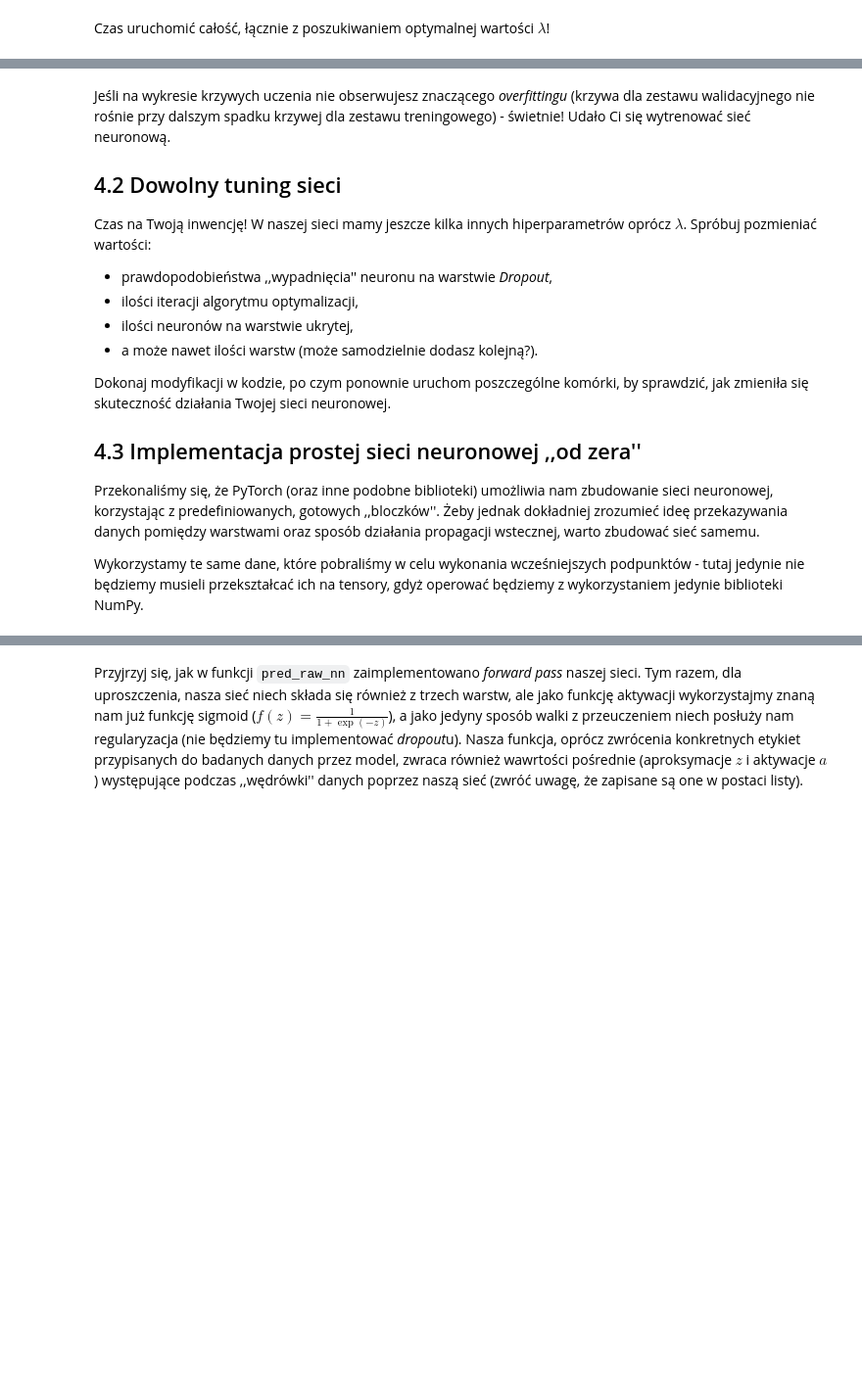
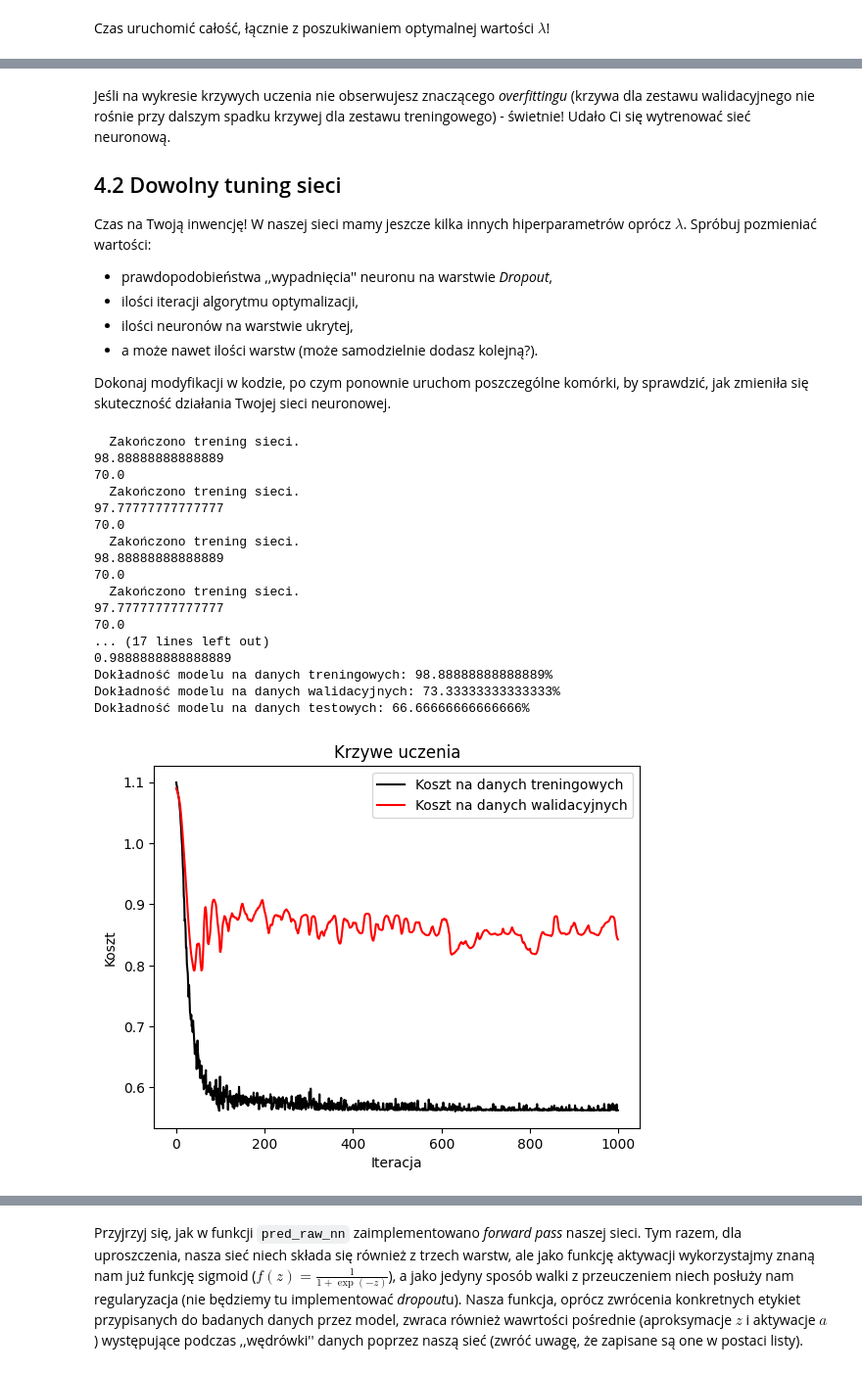
Before and after one commit to jpkrajewski/Deep-Learning, a Jupyter notebook: Lab_02_Budowa_sieci_neuronowych.ipynb, the cells around one changed output, grey strips where cells are left out. Shown at 98% size. Cells and saved outputs as stored; diff of their text form; code cells hidden in the pictures; blank space fills up the shorter version.

```diff
--- a/Lab_02_Budowa_sieci_neuronowych.ipynb
+++ b/Lab_02_Budowa_sieci_neuronowych.ipynb
@@ -384,24 +417,23 @@ def choose_lambda(Xtrain, ytrain, Xval, yval, num_classes):
     for lambdA in lambdas:
         # 1. Wykonaj trening sieci neuronowej z wartością lambda z tej iteracji
         # (z wykorzystaniem train_nn, tak, by nie wyświetlały się stałe uczenia)
-        nn = 0
+        nn = train_nn(
+            Xtrain, ytrain, Xval, yval, num_classes, lambdA
+        )
         # 2. Forward pass - oblicz predykcje sieci dla danych treningowych (z wykorzystaniem pred_nn)
-        pred_train = 0
-        # 3. Odwróć one-hot-endocing etykiet treningowych (do obliczenia dokładności)
-        ytrain_original = 0
-        # 4. Oblicz dokładność sieci na danych treningowych (tj. średnia ilość decyzji dobrze podjętych przez sieć)
-        accuracy_train = 0
-        # 5. Dodaj obliczoną chwilę temu wartość dokładności do listy accuracies_train (metodą .append() )
+        pred_train = pred_nn(Xtrain, nn)
+        accuracies_train.append(get_accuracy(pred_train, ytrain))
 
-        # Powtórz kroki 1-5 dla danych walidacyjnych
-
+        pred_val = pred_nn(Xval, nn)
+        accuracies_val.append(get_accuracy(pred_val, yval))
 
 
 
 
     # Wybierz optymalną wartość lambda - tę, przy której mamy najwyższą dokładność
     # na zestawie walidacyjnym (podpowiedź: wykorzystaj metodę np.argmax)
-    optimal_lambda =0
+    best_lambda_index = accuracies_val.index(max(accuracies_val))
+    optimal_lambda = lambdas[best_lambda_index]
     # -----------------------------------------------------------------------------------------
 
     print("Optymalna wartość lambda: " + str(optimal_lambda))
@@ -456,10 +518,3 @@ Czas na Twoją inwencję! W naszej sieci mamy jeszcze kilka innych hiperparametr
 * a może nawet ilości warstw (może samodzielnie dodasz kolejną?).
 
 Dokonaj modyfikacji w kodzie, po czym ponownie uruchom poszczególne komórki, by sprawdzić, jak zmieniła się skuteczność działania Twojej sieci neuronowej.
-
-
-## 4.3 Implementacja prostej sieci neuronowej ,,od zera''
-
-Przekonaliśmy się, że PyTorch (oraz inne podobne biblioteki) umożliwia nam zbudowanie sieci neuronowej, korzystając z predefiniowanych, gotowych ,,bloczków''. Żeby jednak dokładniej zrozumieć ideę przekazywania danych pomiędzy warstwami oraz sposób działania propagacji wstecznej, warto zbudować sieć samemu.
-
-Wykorzystamy te same dane, które pobraliśmy w celu wykonania wcześniejszych podpunktów - tutaj jedynie nie będziemy musieli przekształcać ich na tensory, gdyż operować będziemy z wykorzystaniem jedynie biblioteki NumPy.
@@ -465,0 +622,49 @@ Wykorzystamy te same dane, które pobraliśmy w celu wykonania wcześniejszych p
+# %%
+# -------------------- Trening sieci neuronowej -------------------------
+# Dobierz wartość hiperparametru lambda (do regularyzacji)
+optimal_lambda = choose_lambda_kuba(
+    Xtrain=Xtrain_norm,
+    ytrain=ytrain_ohe,
+    Xval=Xval_norm,
+    yval=yval_ohe,
+    num_classes=num_classes,
+    trainer=train_nn_kuba)
+# Dokonaj ostatecznego treningu sieci neuronowej
+nn = train_nn_kuba(
+    Xtrain=Xtrain_norm,
+    ytrain=ytrain_ohe,
+    Xval=Xval_norm,
+    yval=yval_ohe,
+    num_classes=num_classes,
+    lambdA=optimal_lambda)
+
+# ----------------- Predykcja i sprawdzenie działania -------------------
+pred = pred_nn(Xtrain_norm, nn)
+accuracy = np.mean(pred==ytrain)
+print(accuracy)
+print("Dokładność modelu na danych treningowych: "+str(accuracy*100)+'%')
+pred = pred_nn(Xval_norm, nn)
+accuracy = np.mean(pred==yval)
+print("Dokładność modelu na danych walidacyjnych: "+str(accuracy*100)+'%')
+pred = pred_nn(Xtest_norm, nn)
+accuracy = np.mean(pred==ytest)
+print("Dokładność modelu na danych testowych: "+str(accuracy*100)+'%')
+# %% [output]
+  Zakończono trening sieci.
+98.88888888888889
+70.0
+  Zakończono trening sieci.
+97.77777777777777
+70.0
+  Zakończono trening sieci.
+98.88888888888889
+70.0
+  Zakończono trening sieci.
+97.77777777777777
+70.0
+... (17 lines left out)
+0.9888888888888889
+Dokładność modelu na danych treningowych: 98.88888888888889%
+Dokładność modelu na danych walidacyjnych: 73.33333333333333%
+Dokładność modelu na danych testowych: 66.66666666666666%
+[figure, added]
```
Also changed, not shown: parts of 18 cells of this notebook.
